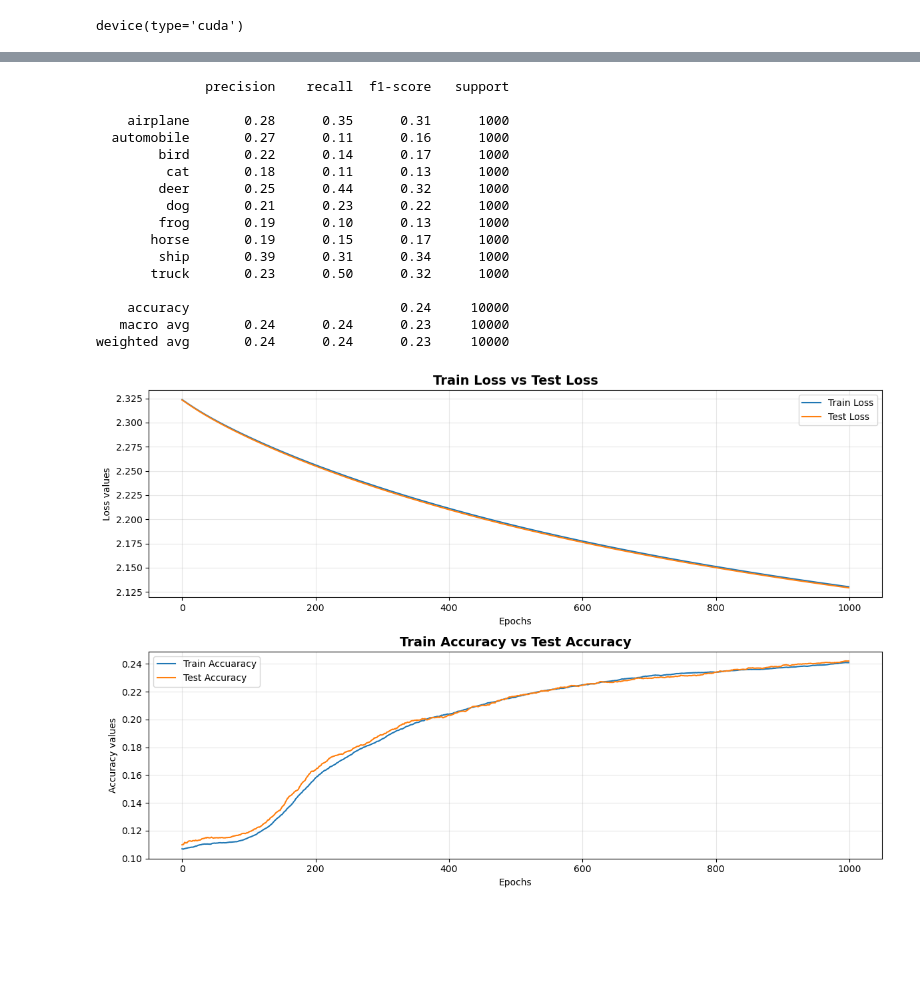
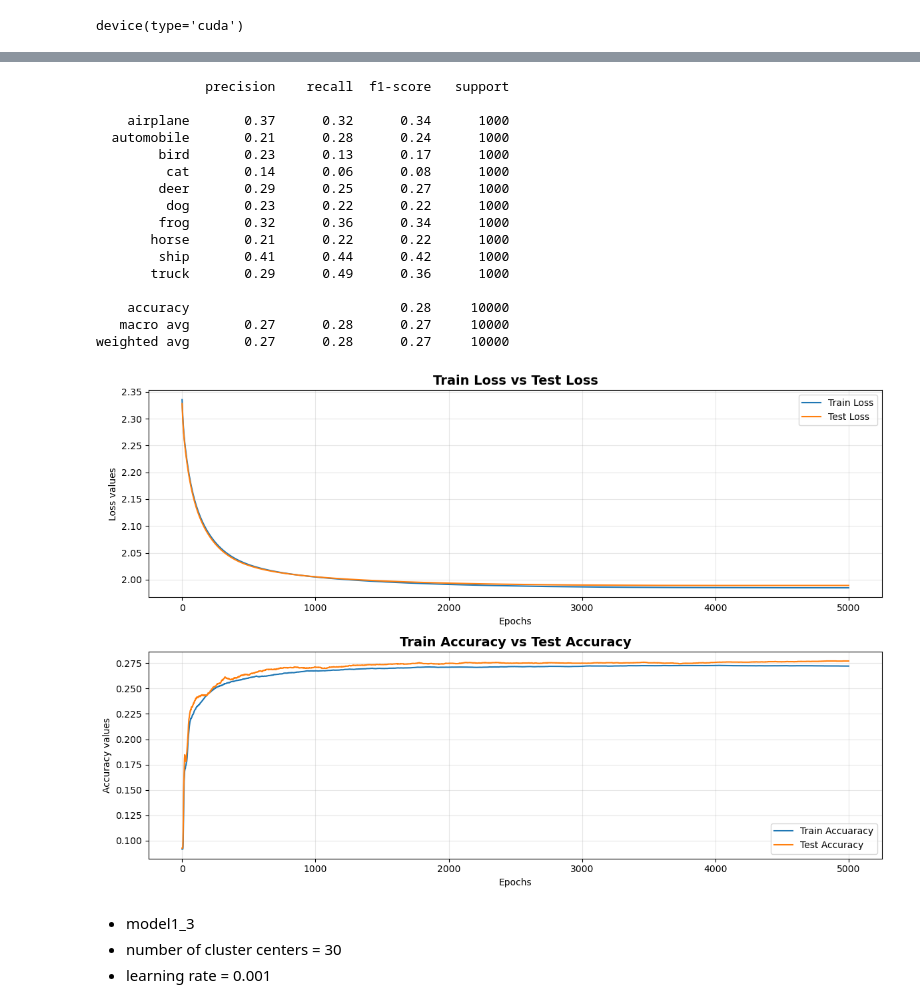
Before and after one commit to kounsolas/NeuralNetworks, a Jupyter notebook: Task3.ipynb, the cells around one changed output, grey strips where cells are left out. Saved outputs shown, nothing was run; the diff lists cells and outputs as text; code cells hidden in the pictures; blank space fills up the shorter version.

```diff
--- a/Task3.ipynb
+++ b/Task3.ipynb
@@ -83,7 +92,7 @@ scaler = StandardScaler()
 X_train = scaler.fit_transform(X_train)
 X_test = scaler.transform(X_test)
 
-pca = PCA(n_components=0.9)
+pca = PCA(n_components=0.95)
 X_train_pca = pca.fit_transform(X_train)
 X_test_pca = pca.transform(X_test)
 
@@ -132,8 +144,8 @@ class my_Metrics:
         self.train_acc_values = np.full((epochs), np.nan)
         self.test_acc_values = np.full((epochs), np.nan)
 
-    # def reset(self):
-    #     self.train_loss_values[:] = np.nan
-    #     self.test_loss_values[:] = np.nan
-    #     self.train_acc_values[:] = np.nan
-    #     self.test_acc_values[:] = np.nan
+    def reset(self):
+        self.train_loss_values[:] = np.nan
+        self.test_loss_values[:] = np.nan
+        self.train_acc_values[:] = np.nan
+        self.test_acc_values[:] = np.nan
@@ -142,5 +156,6 @@ class my_Metrics:
 # %%
 def train_test_model(model,X_train,y_train,X_test,y_test,epochs,metrics,lr=0.001):
+    metrics.reset()
     optimizer = torch.optim.Adam(model.parameters(), lr=lr)
     loss_fn = nn.CrossEntropyLoss()
     start_time = time()
@@ -261,7 +550,7 @@ class mRBF_network1(nn.Module):
 # %%
-epochs = 1000
-model1 = mRBF_network1(clusters,len(class_names)).to(device)
-model_metrics1 = my_Metrics(epochs)
+epochs = 10000
+model1_2 = mRBF_network1(clusters,len(class_names)).to(device)
+model1_metrics2 = my_Metrics(epochs)
 
-test_preds = train_test_model(model1,X_train_pca_tensor,y_train_tensor,X_test_pca_tensor,y_test_tensor,epochs,model_metrics1,lr=0.001)
+test_preds12 = train_test_model(model1_2,X_train_pca_tensor,y_train_tensor,X_test_pca_tensor,y_test_tensor,5000,model1_metrics2,lr=0.01)
 # %% [output]
@@ -280,20 +569,24 @@ Training took 17.16 seconds
 # %%
-evaluate_model(model_metrics1,y_test_tensor,test_preds,class_names)
+evaluate_model(model1_metrics2,y_test_tensor,test_preds12,class_names)
 # %% [output]
               precision    recall  f1-score   support
 
-    airplane       0.28      0.35      0.31      1000
-  automobile       0.27      0.11      0.16      1000
-        bird       0.22      0.14      0.17      1000
-         cat       0.18      0.11      0.13      1000
-        deer       0.25      0.44      0.32      1000
-         dog       0.21      0.23      0.22      1000
-        frog       0.19      0.10      0.13      1000
-       horse       0.19      0.15      0.17      1000
-        ship       0.39      0.31      0.34      1000
-       truck       0.23      0.50      0.32      1000
+    airplane       0.37      0.32      0.34      1000
+  automobile       0.21      0.28      0.24      1000
+        bird       0.23      0.13      0.17      1000
+         cat       0.14      0.06      0.08      1000
+        deer       0.29      0.25      0.27      1000
+         dog       0.23      0.22      0.22      1000
+        frog       0.32      0.36      0.34      1000
+       horse       0.21      0.22      0.22      1000
+        ship       0.41      0.44      0.42      1000
+       truck       0.29      0.49      0.36      1000
 
-    accuracy                           0.24     10000
-   macro avg       0.24      0.24      0.23     10000
-weighted avg       0.24      0.24      0.23     10000
+    accuracy                           0.28     10000
+   macro avg       0.27      0.28      0.27     10000
+weighted avg       0.27      0.28      0.27     10000
-[figure, old version]
+[figure, new version]
+# %% [markdown]
+- model1_3
+- number of cluster centers = 30
+- learning rate = 0.001
```
Also changed, not shown: parts of 89 cells of this notebook.
